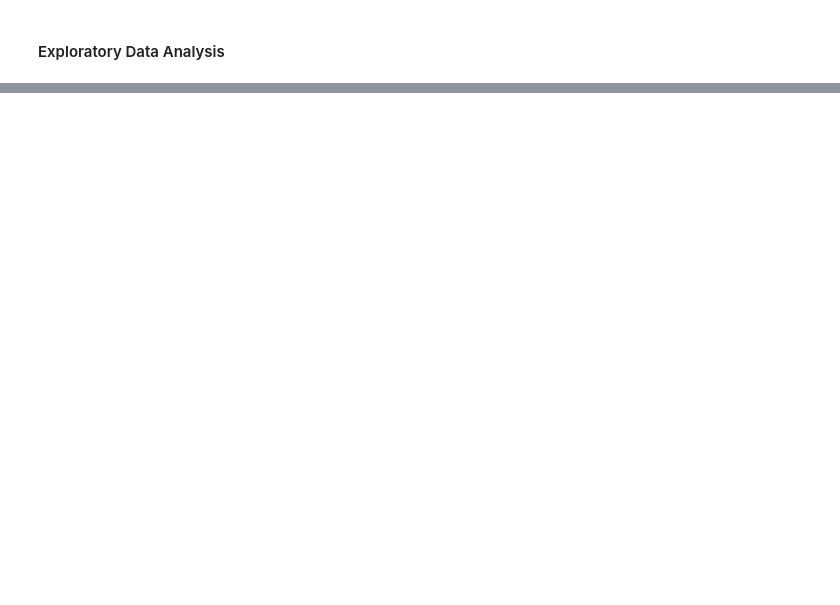
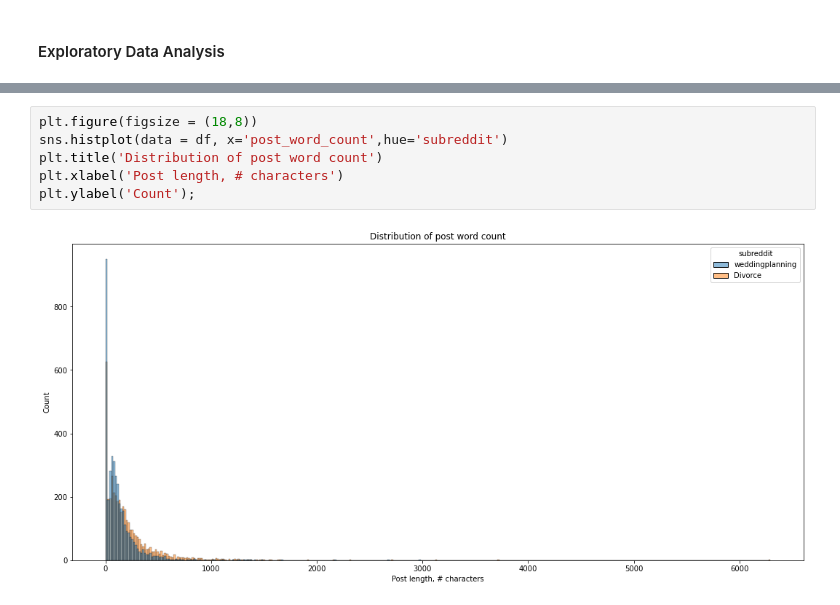
Before and after one commit to vmorenocosta/NLP-Classification-Reddit-API, a Jupyter notebook: code/01_Data_Collection.ipynb, the cells around one changed output, grey strips where cells are left out. Drawn from its saved outputs; the diff is of its cells as text; blank space fills up the shorter version.

```diff
--- a/code/01_Data_Collection.ipynb
+++ b/code/01_Data_Collection.ipynb
@@ -163,0 +339,8 @@ memory usage: 1.7+ MB
+# %%
+plt.figure(figsize = (18,8))
+sns.histplot(data = df, x='post_word_count',hue='subreddit')
+plt.title('Distribution of post word count')
+plt.xlabel('Post length, # characters')
+plt.ylabel('Count');
+# %% [output]
+[figure, added]
```
Also changed, not shown: parts of 76 cells of this notebook, 3 other files.
